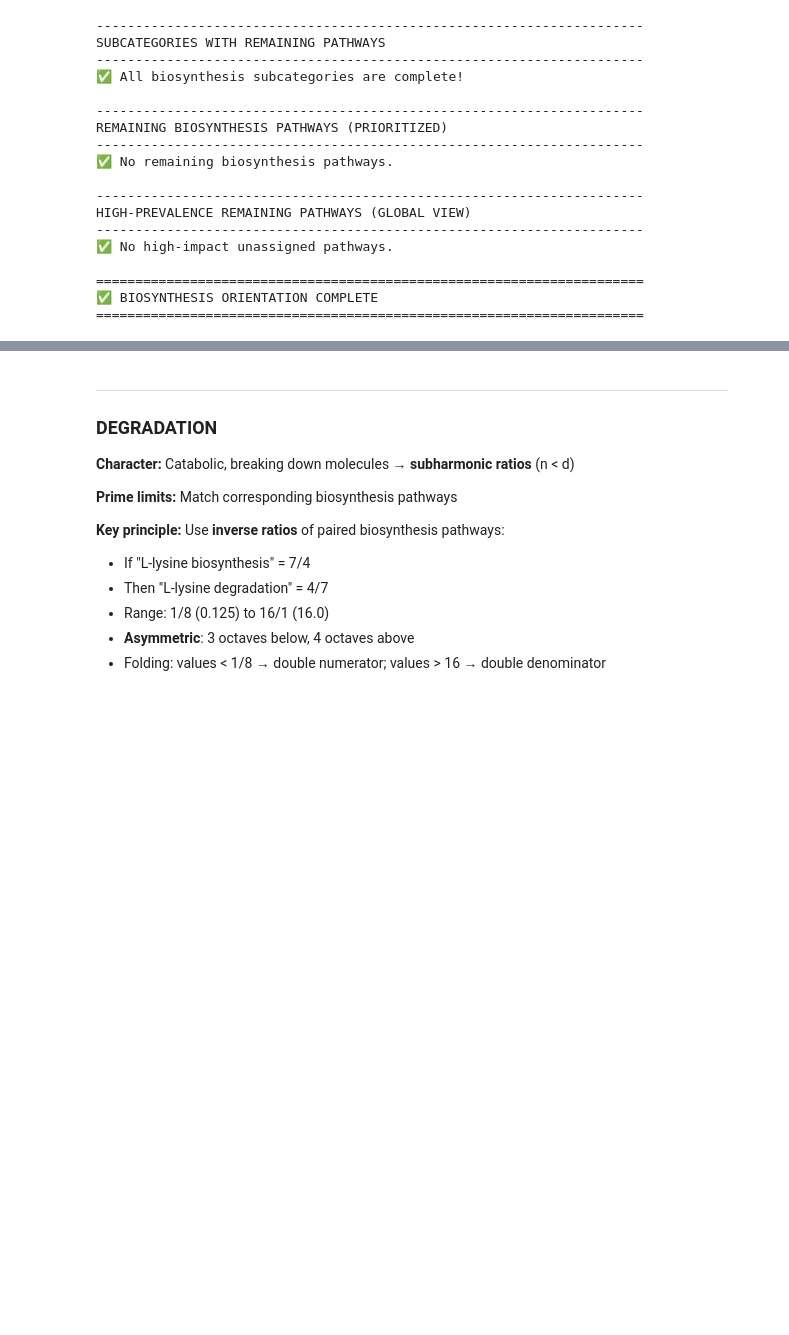
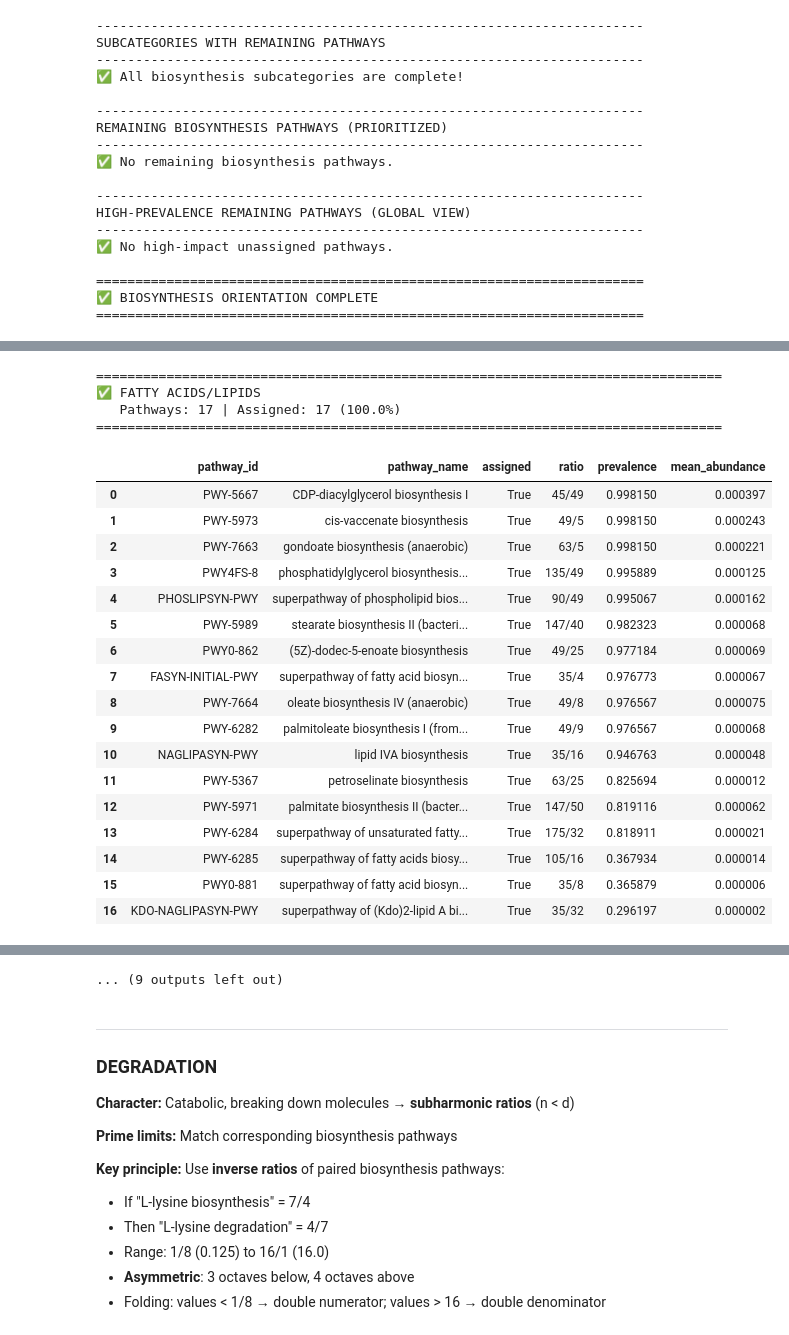
Before and after one commit to ThomasListens/ThomasListens.github.io, a Jupyter notebook: MetabolicHarmony/MetabolicHarmony_v6.ipynb, the cells around one changed output, grey strips where cells are left out. Cells and saved outputs as stored; diff of their text form; code cells hidden in the pictures; blank space fills up the shorter version.

```diff
--- a/MetabolicHarmony/MetabolicHarmony_v6.ipynb
+++ b/MetabolicHarmony/MetabolicHarmony_v6.ipynb
@@ -6559,3 +6565,60 @@ HIGH-PREVALENCE REMAINING PATHWAYS (GLOBAL VIEW)
 ======================================================================
 ✅ BIOSYNTHESIS ORIENTATION COMPLETE
 ======================================================================
+# %%
+# ============================================================
+# BIOSYNTHESIS — ALL PATHWAYS BY SUBCATEGORY
+# ============================================================
+
+print("=" * 80)
+print("🧬 BIOSYNTHESIS — ALL PATHWAYS ORGANIZED BY SUBCATEGORY")
+print("=" * 80)
+
+# Prepare the data
+bio_df = biosynthesis_df.copy()
+bio_df["assigned"] = bio_df["pathway_id"].apply(HARMONIC_MAP.is_assigned)
+bio_df["ratio"] = bio_df["pathway_id"].apply(
+    lambda pid: str(HARMONIC_MAP.get_ratio(pid)) if HARMONIC_MAP.is_assigned(pid) else "—"
+)
+
+# Get unique subcategories sorted alphabetically
+subcategories = sorted(bio_df["subcategory"].unique())
+
+print(f"\nTotal subcategories: {len(subcategories)}")
+print(f"Total pathways: {len(bio_df)}")
+
+# ------------------------------------------------------------
+# PRINT EACH SUBCATEGORY WITH ALL ITS PATHWAYS
+# ------------------------------------------------------------
+
+for subcat in subcategories:
+    subcat_df = (
+        bio_df[bio_df["subcategory"] == subcat]
+        .sort_values("prevalence", ascending=False)
+        .reset_index(drop=True)
+    )
+
+    assigned_count = subcat_df["assigned"].sum()
+    total_count = len(subcat_df)
+
+    # Subcategory header
+    print(f"\n{'='*80}")
+    print(f"📁 {subcat.upper()}")
+    print(f"   ({total_count} pathways, {assigned_count} assigned)")
+    print("-" * 80)
+
+    # Print each pathway
+    for i, row in subcat_df.iterrows():
+        status = "✅" if row["assigned"] else "⬜"
+        ratio_str = f"[{row['ratio']}]" if row["assigned"] else ""
+
+        print(f"  {status} {row['pathway_id']:<15} {row['pathway_name'][:50]:<50} {ratio_str}")
+
+# ------------------------------------------------------------
+# FINAL COUNT
+# ------------------------------------------------------------
+
+print(f"\n{'='*80}")
+print(f"📊 COMPLETE: {len(subcategories)} subcategories, {len(bio_df)} total pathways")
+print("=" * 80)
+# %% [output]
@@ -6561,0 +6696,22 @@ HIGH-PREVALENCE REMAINING PATHWAYS (GLOBAL VIEW)
+================================================================================
+✅ FATTY ACIDS/LIPIDS
+   Pathways: 17 | Assigned: 17 (100.0%)
+================================================================================
+|  | pathway_id | pathway_name | assigned | ratio | prevalence | mean_abundance |
+| 0 | PWY-5667 | CDP-diacylglycerol biosynthesis I | True | 45/49 | 0.998150 | 0.000397 |
+| 1 | PWY-5973 | cis-vaccenate biosynthesis | True | 49/5 | 0.998150 | 0.000243 |
+| 2 | PWY-7663 | gondoate biosynthesis (anaerobic) | True | 63/5 | 0.998150 | 0.000221 |
+| 3 | PWY4FS-8 | phosphatidylglycerol biosynthesis... | True | 135/49 | 0.995889 | 0.000125 |
+| 4 | PHOSLIPSYN-PWY | superpathway of phospholipid bios... | True | 90/49 | 0.995067 | 0.000162 |
+| 5 | PWY-5989 | stearate biosynthesis II (bacteri... | True | 147/40 | 0.982323 | 0.000068 |
+| 6 | PWY0-862 | (5Z)-dodec-5-enoate biosynthesis | True | 49/25 | 0.977184 | 0.000069 |
+| 7 | FASYN-INITIAL-PWY | superpathway of fatty acid biosyn... | True | 35/4 | 0.976773 | 0.000067 |
+| 8 | PWY-7664 | oleate biosynthesis IV (anaerobic) | True | 49/8 | 0.976567 | 0.000075 |
+| 9 | PWY-6282 | palmitoleate biosynthesis I (from... | True | 49/9 | 0.976567 | 0.000068 |
+| 10 | NAGLIPASYN-PWY | lipid IVA biosynthesis | True | 35/16 | 0.946763 | 0.000048 |
+| 11 | PWY-5367 | petroselinate biosynthesis | True | 63/25 | 0.825694 | 0.000012 |
+| 12 | PWY-5971 | palmitate biosynthesis II (bacter... | True | 147/50 | 0.819116 | 0.000062 |
+| 13 | PWY-6284 | superpathway of unsaturated fatty... | True | 175/32 | 0.818911 | 0.000021 |
+| 14 | PWY-6285 | superpathway of fatty acids biosy... | True | 105/16 | 0.367934 | 0.000014 |
+| 15 | PWY0-881 | superpathway of fatty acid biosyn... | True | 35/8 | 0.365879 | 0.000006 |
+| 16 | KDO-NAGLIPASYN-PWY | superpathway of (Kdo)2-lipid A bi... | True | 35/32 | 0.296197 | 0.000002 |
@@ -6562,3 +6742,4 @@ HIGH-PREVALENCE REMAINING PATHWAYS (GLOBAL VIEW)
+... (9 outputs left out)
 # %% [markdown]
 ---
 ### DEGRADATION
```
Also changed, not shown: parts of 3 cells of this notebook, 31 other files.
